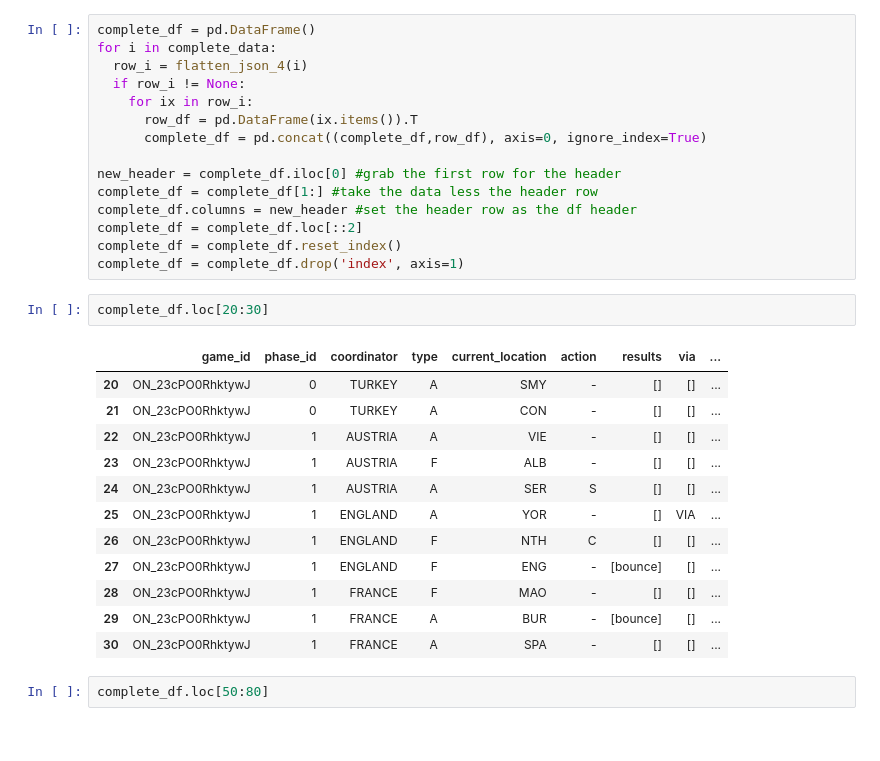
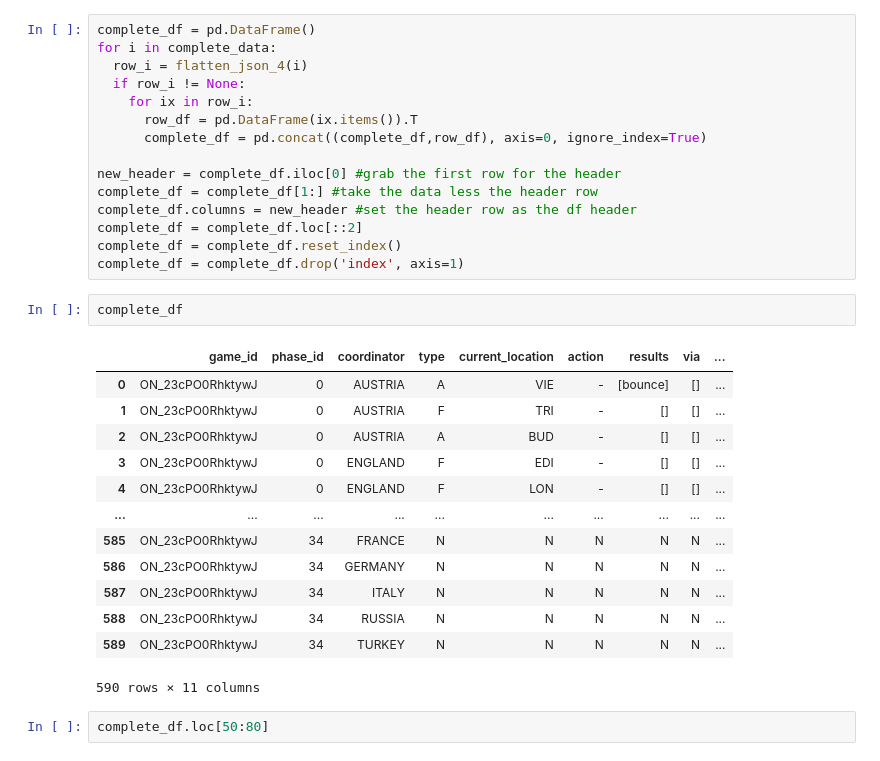
Before and after one commit to amimem/agent_abstraction, a Jupyter notebook: notebooks/Reading_game_file_V2.ipynb, the cells around one changed output. Saved outputs shown, nothing was run; the diff lists cells and outputs as text.

```diff
--- a/notebooks/Reading_game_file_V2.ipynb
+++ b/notebooks/Reading_game_file_V2.ipynb
@@ -218,21 +218,22 @@ complete_df.columns = new_header #set the header row as the df header
 complete_df = complete_df.loc[::2]
 complete_df = complete_df.reset_index()
 complete_df = complete_df.drop('index', axis=1)
-# %%
-complete_df.loc[20:30]
-# %% [output]
-|  | game_id | phase_id | coordinator | type | current_location | action | results | via | ... |
-| 20 | ON_23cPO0RhktywJ | 0 | TURKEY | A | SMY | - | [] | [] | ... |
-| 21 | ON_23cPO0RhktywJ | 0 | TURKEY | A | CON | - | [] | [] | ... |
-| 22 | ON_23cPO0RhktywJ | 1 | AUSTRIA | A | VIE | - | [] | [] | ... |
-| 23 | ON_23cPO0RhktywJ | 1 | AUSTRIA | F | ALB | - | [] | [] | ... |
-| 24 | ON_23cPO0RhktywJ | 1 | AUSTRIA | A | SER | S | [] | [] | ... |
-| 25 | ON_23cPO0RhktywJ | 1 | ENGLAND | A | YOR | - | [] | VIA | ... |
-| 26 | ON_23cPO0RhktywJ | 1 | ENGLAND | F | NTH | C | [] | [] | ... |
-| 27 | ON_23cPO0RhktywJ | 1 | ENGLAND | F | ENG | - | [bounce] | [] | ... |
-| 28 | ON_23cPO0RhktywJ | 1 | FRANCE | F | MAO | - | [] | [] | ... |
-| 29 | ON_23cPO0RhktywJ | 1 | FRANCE | A | BUR | - | [bounce] | [] | ... |
-| 30 | ON_23cPO0RhktywJ | 1 | FRANCE | A | SPA | - | [] | [] | ... |
+# %%
+complete_df
+# %% [output]
+|  | game_id | phase_id | coordinator | type | current_location | action | results | via | ... |
+| 0 | ON_23cPO0RhktywJ | 0 | AUSTRIA | A | VIE | - | [bounce] | [] | ... |
+| 1 | ON_23cPO0RhktywJ | 0 | AUSTRIA | F | TRI | - | [] | [] | ... |
+| 2 | ON_23cPO0RhktywJ | 0 | AUSTRIA | A | BUD | - | [] | [] | ... |
+| 3 | ON_23cPO0RhktywJ | 0 | ENGLAND | F | EDI | - | [] | [] | ... |
+| 4 | ON_23cPO0RhktywJ | 0 | ENGLAND | F | LON | - | [] | [] | ... |
+| ... | ... | ... | ... | ... | ... | ... | ... | ... | ... |
+| 585 | ON_23cPO0RhktywJ | 34 | FRANCE | N | N | N | N | N | ... |
+| 586 | ON_23cPO0RhktywJ | 34 | GERMANY | N | N | N | N | N | ... |
+| 587 | ON_23cPO0RhktywJ | 34 | ITALY | N | N | N | N | N | ... |
+| 588 | ON_23cPO0RhktywJ | 34 | RUSSIA | N | N | N | N | N | ... |
+| 589 | ON_23cPO0RhktywJ | 34 | TURKEY | N | N | N | N | N | ... |
+590 rows × 11 columns
 # %%
 complete_df.loc[50:80]
 # %% [output]
```
Also changed, not shown: parts of 4 cells of this notebook.
